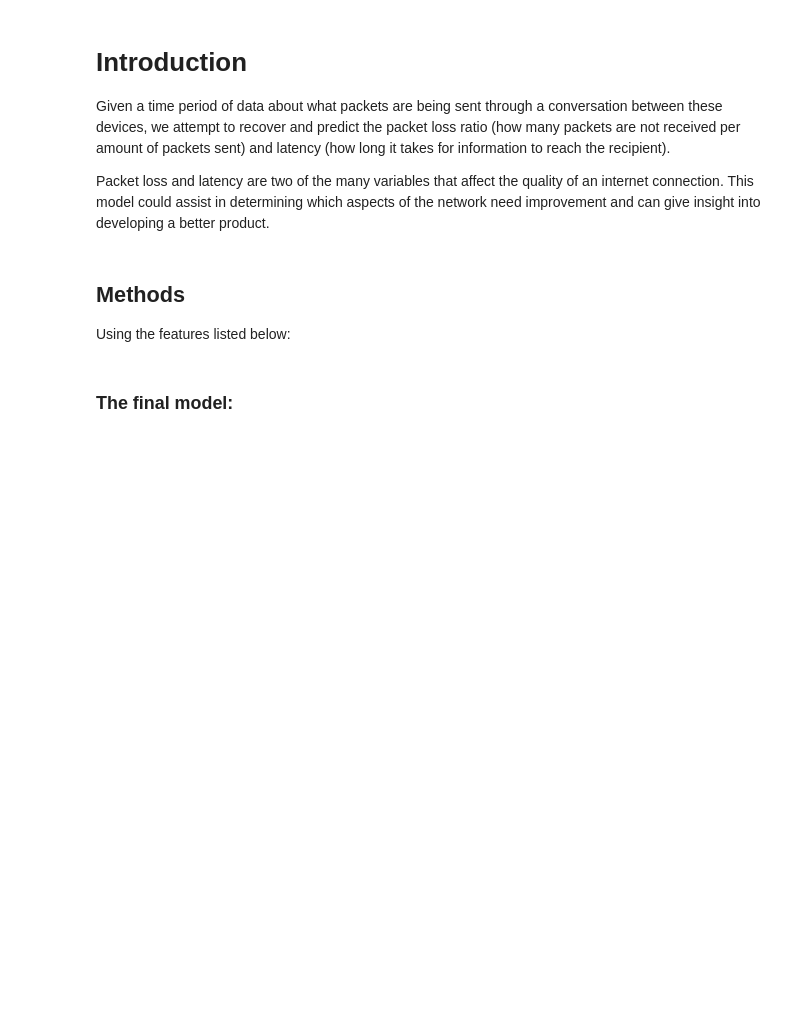
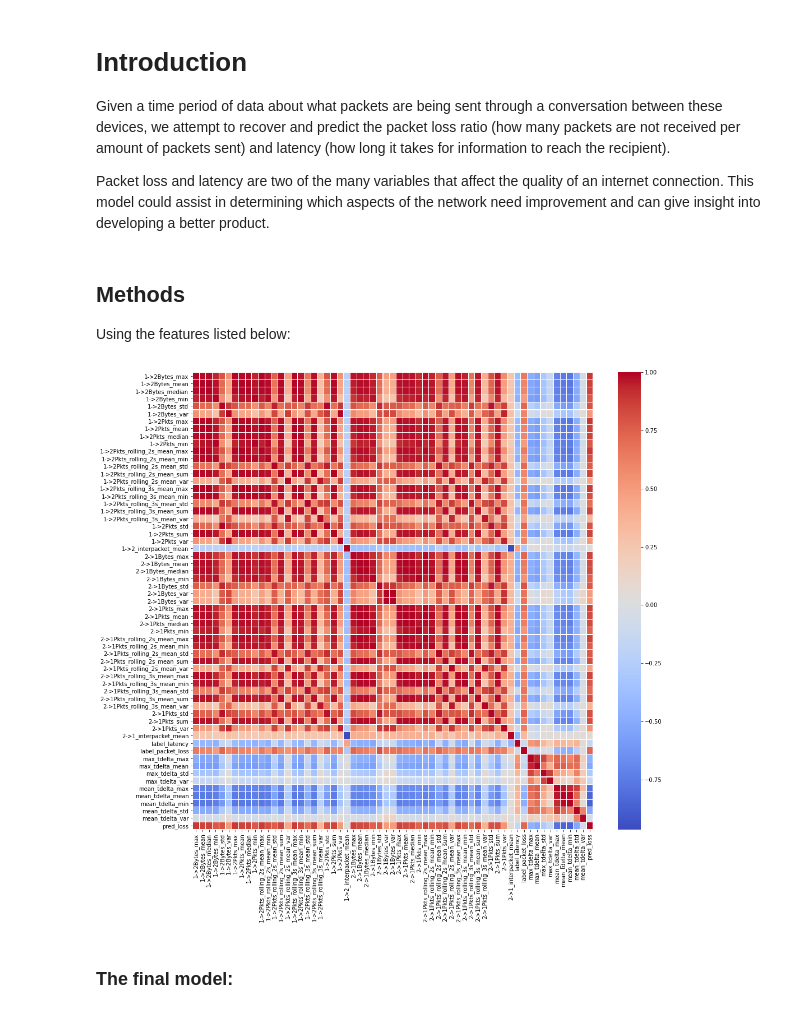
Before and after one commit to Ben243/DSC180A_Q1, a Jupyter notebook: notebooks/report.ipynb, the cells around one changed output. Saved outputs shown, nothing was run; the diff lists cells and outputs as text; code cells hidden in the pictures; blank space fills up the shorter version.

```diff
--- a/notebooks/report.ipynb
+++ b/notebooks/report.ipynb
@@ -106,6 +110,13 @@ loss_y = np.log(data['label_packet_loss']) #log loss
 test = pd.read_csv('../test/test_features/test_featureset.csv')
 loss_test_X = test[loss_features]
 loss_test_y = np.log(test['label_packet_loss']) #log loss
+# %%
+plt.figure(figsize=(16,15))
+
+# sns.heatmap(features_label.loc[features_label["label_latency"] <= 500].corr(), cmap="coolwarm",linewidths=.05);
+sns.heatmap(data[sorted(loss_features+latency_features)].corr(), cmap="coolwarm",linewidths=.05);
+# %% [output]
+[figure, added]
 # %% [markdown]
 ### The final model:
 # %% [markdown]
```
Also changed, not shown: parts of 12 cells of this notebook, 5 other files.
